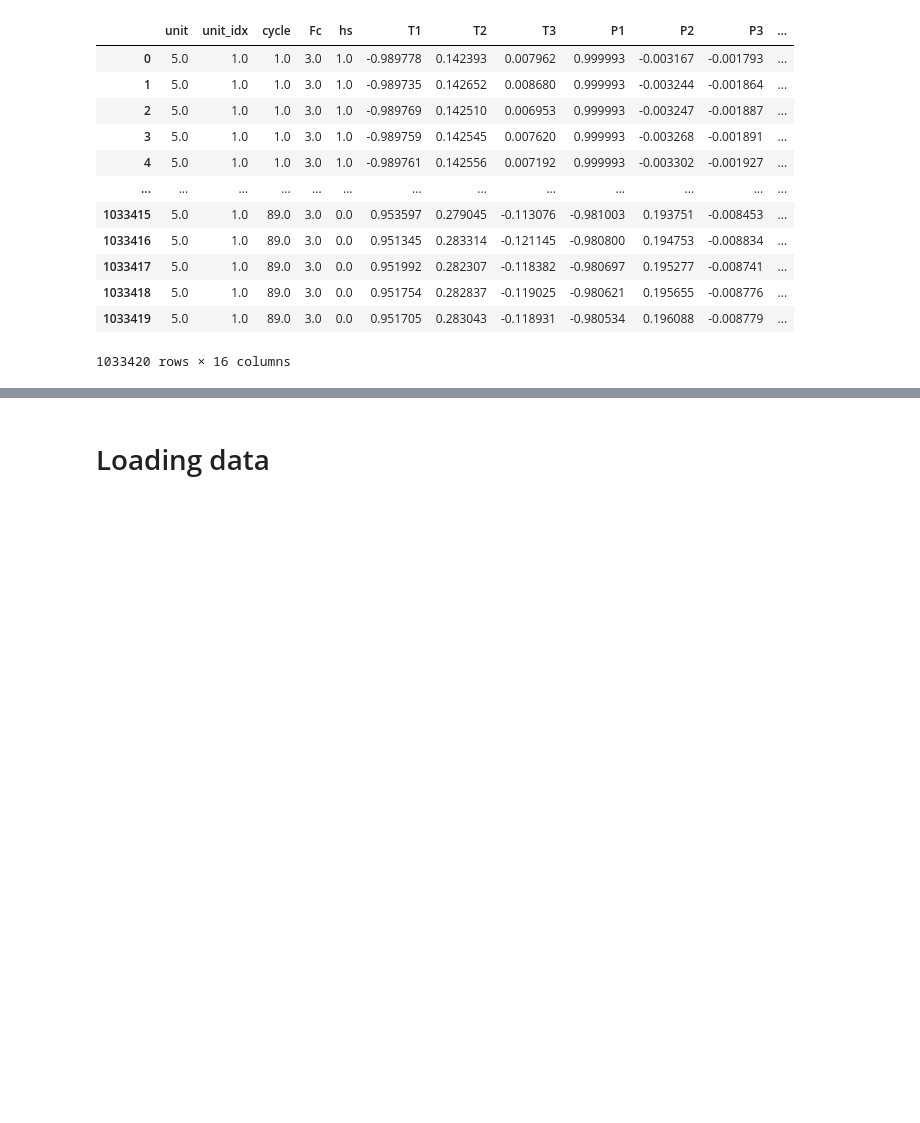
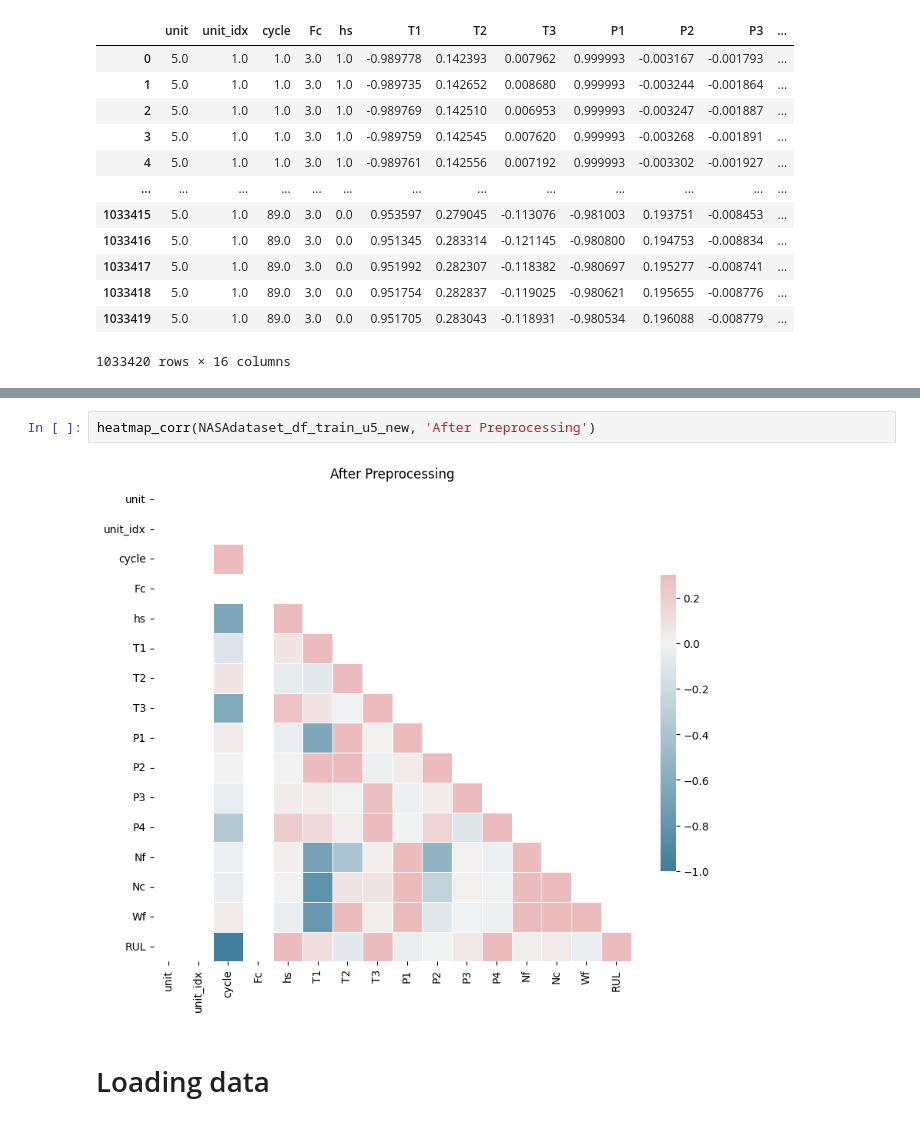
Before and after one commit to findoctorlin/Masterthesis, a Jupyter notebook: NASAdataset_read.ipynb, the cells around one changed output, grey strips where cells are left out. Cells and saved outputs as stored; diff of their text form; blank space fills up the shorter version.

```diff
--- a/NASAdataset_read.ipynb
+++ b/NASAdataset_read.ipynb
@@ -938,3 +1029,7 @@ NASAdataset_df_train_u5_new
+# %%
+heatmap_corr(NASAdataset_df_train_u5_new, 'After Preprocessing')
+# %% [output]
+[figure, added]
 # %% [markdown]
 # Loading data
 # %%
```
Also changed, not shown: parts of 10 cells of this notebook.
